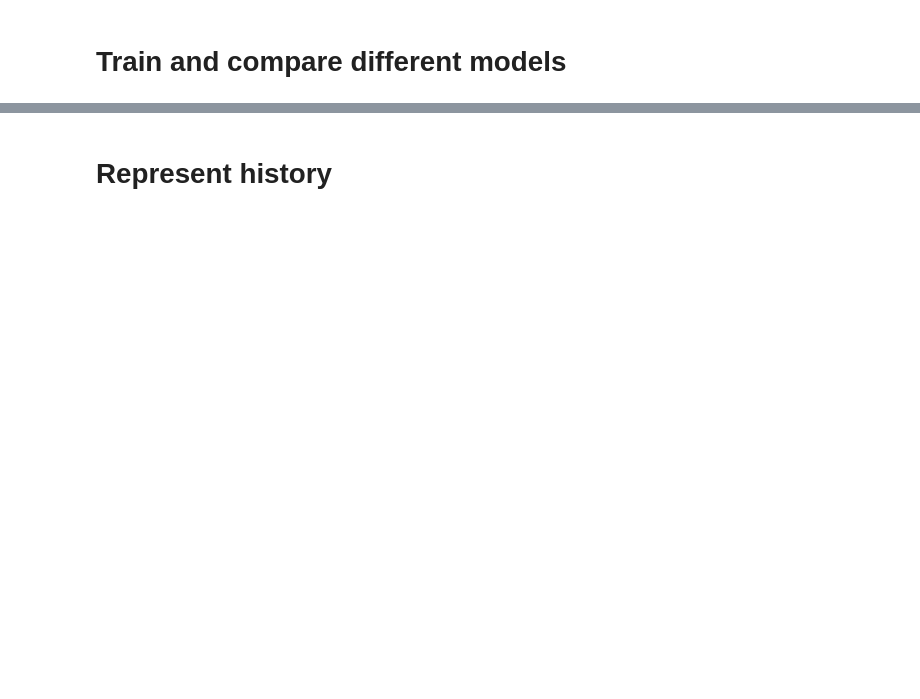
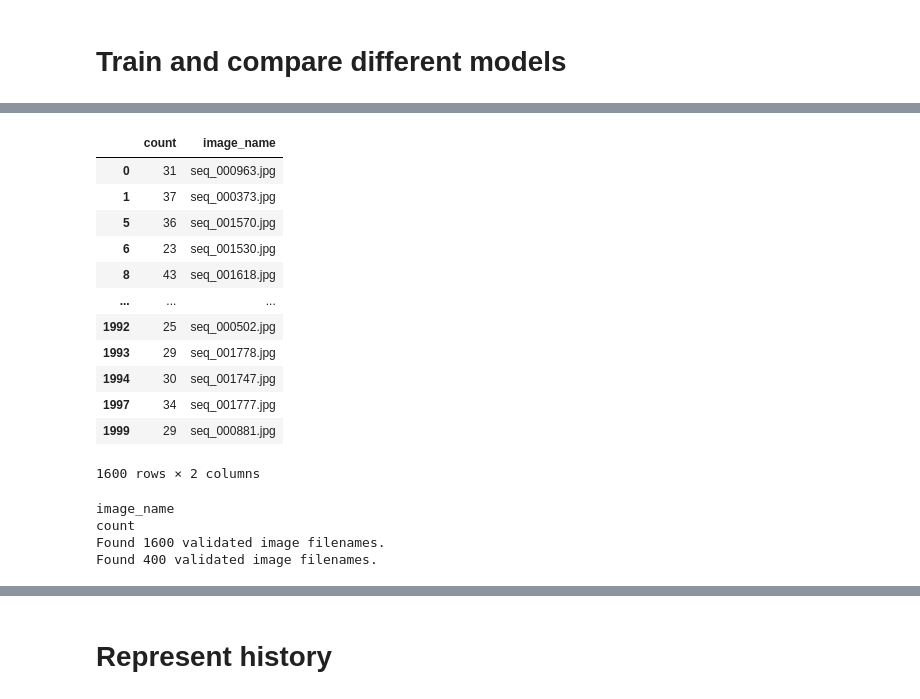
Before and after one commit to o-love/VC_Proyecto-final, a Jupyter notebook: Modelo1.ipynb, the cells around one changed output, grey strips where cells are left out. Drawn from its saved outputs; the diff is of its cells as text; code cells hidden in the pictures; blank space fills up the shorter version.

```diff
--- a/Modelo1.ipynb
+++ b/Modelo1.ipynb
@@ -11,8 +10,8 @@ import scipy as sc
 import training_utils
 # %%
-img_size=(240, 320)
+img_size = (240, 320)
 img_channels = 3
-batch_size=32
-epochs = 50
+batch_size = 128
+epochs = 100
 display_epochs = (0, 100)
 # %%
@@ -344,0 +415,21 @@ Epoch 1/50
+# %%
+(train_generator, validation_generator) = training_utils.load_generators(i_train, i_test, dataset_path, batch_size,
+                                                                             img_size)
+# %% [output]
+|  | count | image_name |
+| 0 | 31 | seq_000963.jpg |
+| 1 | 37 | seq_000373.jpg |
+| 5 | 36 | seq_001570.jpg |
+| 6 | 23 | seq_001530.jpg |
+| 8 | 43 | seq_001618.jpg |
+| ... | ... | ... |
+| 1992 | 25 | seq_000502.jpg |
+| 1993 | 29 | seq_001778.jpg |
+| 1994 | 30 | seq_001747.jpg |
+| 1997 | 34 | seq_001777.jpg |
+| 1999 | 29 | seq_000881.jpg |
+1600 rows × 2 columns
+image_name
+count
+Found 1600 validated image filenames.
+Found 400 validated image filenames.
```
Also changed, not shown: parts of 41 cells of this notebook.
